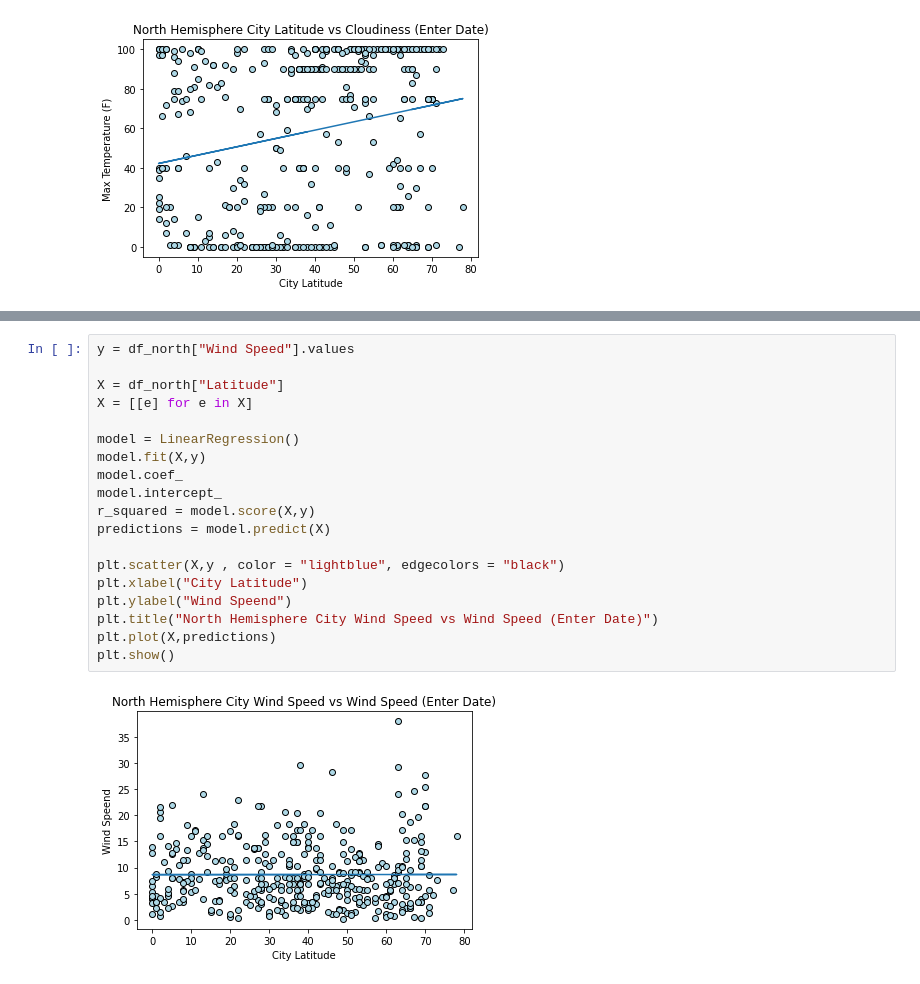
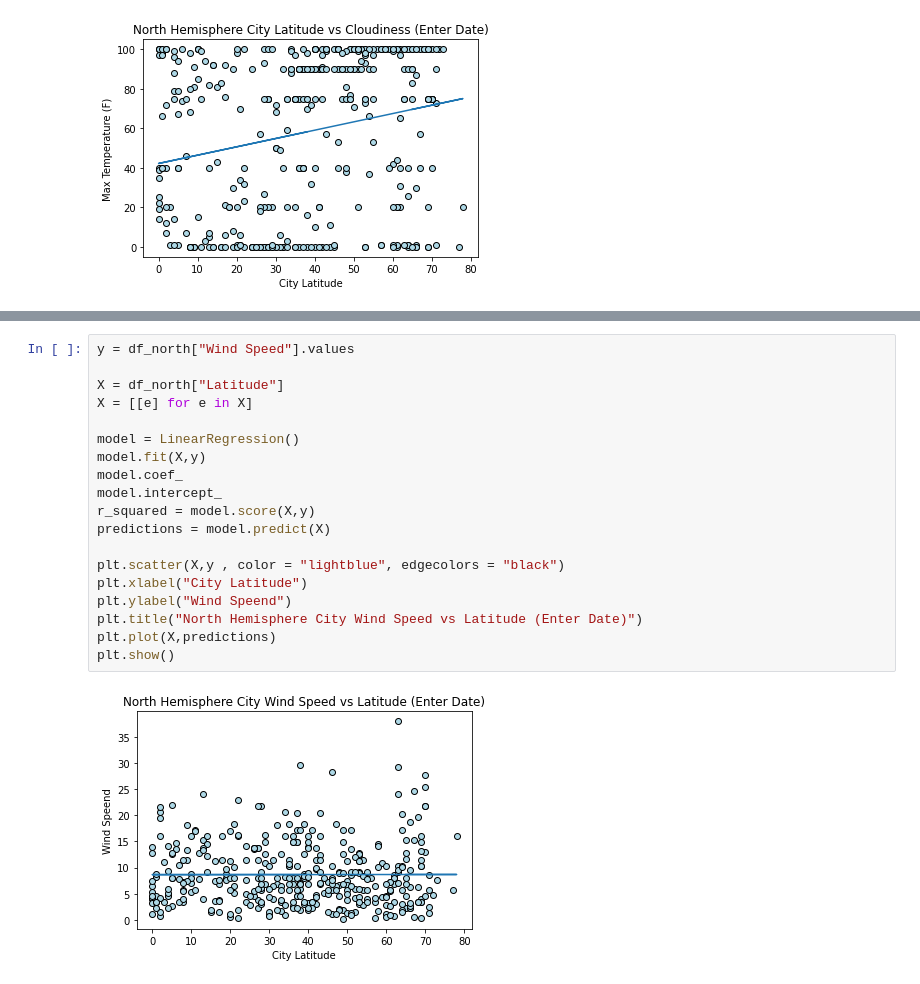
Before and after one commit to jgandre/python-api-challenge, a Jupyter notebook: WeatherPy/Untitled-Copy1.ipynb, the cells around one changed output, grey strips where cells are left out. Saved outputs shown, nothing was run; the diff lists cells and outputs as text.

```diff
--- a/WeatherPy/Untitled-Copy1.ipynb
+++ b/WeatherPy/Untitled-Copy1.ipynb
@@ -537,21 +542,21 @@ plt.show()
 # %%
 y = df_north["Wind Speed"].values
 
 X = df_north["Latitude"]
 X = [[e] for e in X]
 
 model = LinearRegression()
 model.fit(X,y)
 model.coef_
 model.intercept_
 r_squared = model.score(X,y)
 predictions = model.predict(X)
 
 plt.scatter(X,y , color = "lightblue", edgecolors = "black")
 plt.xlabel("City Latitude")
 plt.ylabel("Wind Speend")
-plt.title("North Hemisphere City Wind Speed vs Wind Speed (Enter Date)")
+plt.title("North Hemisphere City Wind Speed vs Latitude (Enter Date)")
 plt.plot(X,predictions)
 plt.show()
 # %% [output]
-[figure, old version]
+[figure, new version]
```
Also changed, not shown: parts of 5 cells of this notebook, 5 other files.
